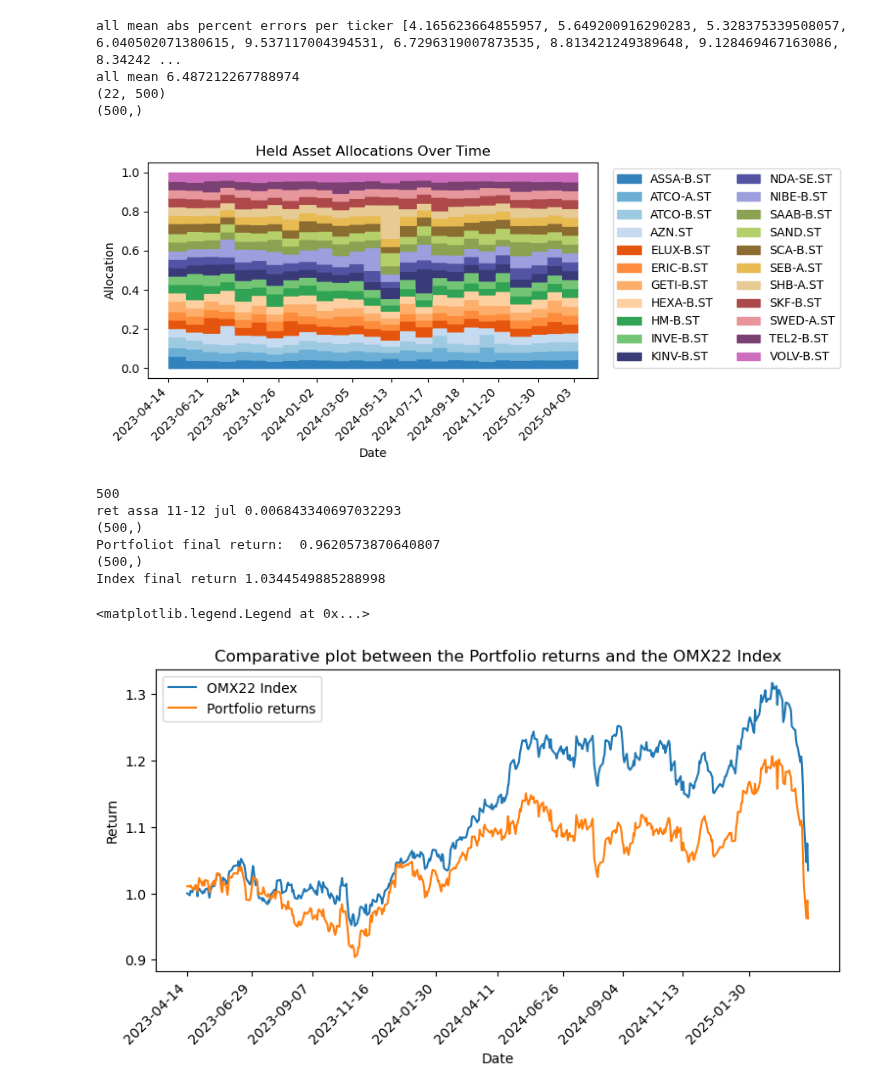
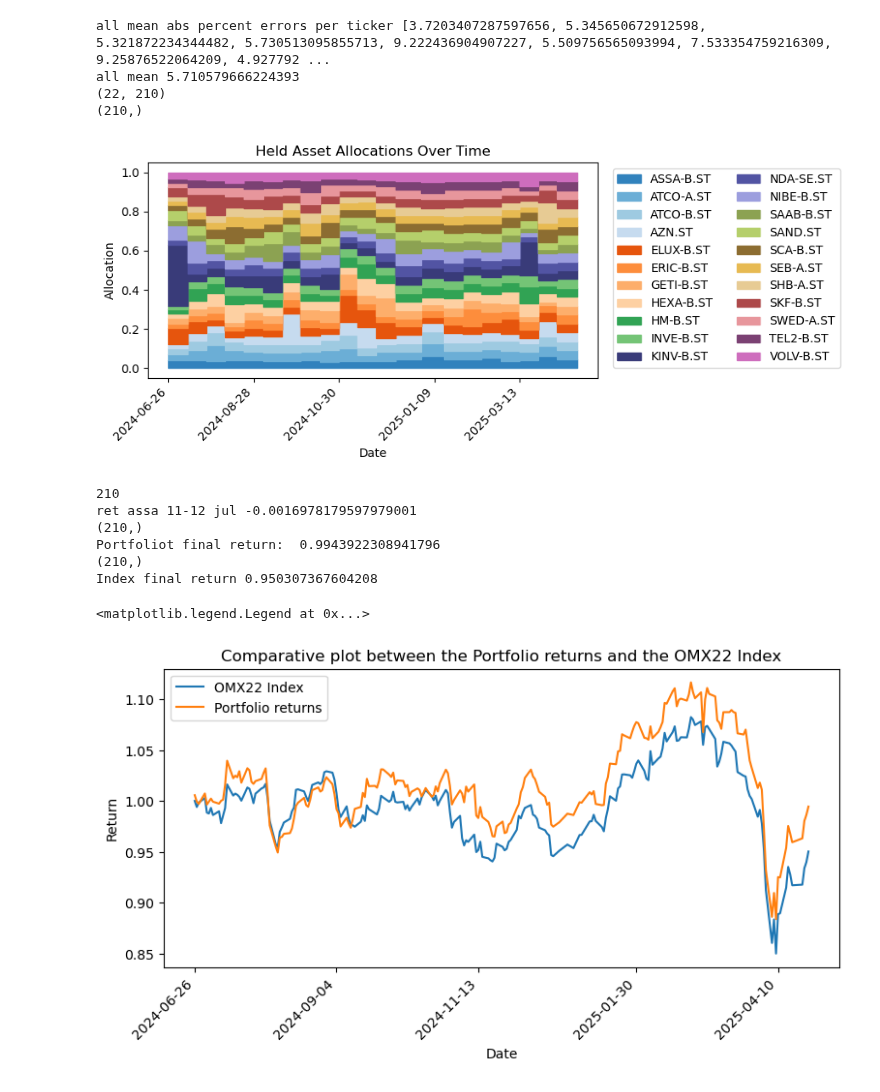
Before and after one commit to peogradin/Project-AMLNN, a Jupyter notebook: test_model_parameters.ipynb, the cells around one changed output. Saved outputs shown, nothing was run; the diff lists cells and outputs as text; code cells hidden in the pictures.

Commit message:
final extra tests

```diff
--- a/test_model_parameters.ipynb
+++ b/test_model_parameters.ipynb
@@ -36,10 +36,10 @@ SciPy : 1.15.2
 # %%
 
 window_step_length = 5
-window_size = 40
-num_test_points = 511
+window_size = 20
+num_test_points = 211
 
-horizon = 20 #3 is good
+horizon = 10 #3 is good
 target_idx = 0
 # %%
 import matplotlib.pyplot as plt
@@ -377,11 +375,11 @@ for ticker in tickers:
                                                                      target_idx=target_idx,
                                                                      minimal_plotting=False
                                                                      )
-    #cross_attn_lstm_v1 = CrossAttentionLSTMV1(in_dim=n_features, hidden_dim=120, num_hidden_layers=3, out_dim=1, dropout=0.1, num_heads=5)
-    simple_lstm = SimpleLSTM(input_size=n_features, hidden_size=120, num_hidden_layers=3, output_size=1, dropout=0.1)
+    cross_attn_lstm_v1 = CrossAttentionLSTMV1(in_dim=n_features, hidden_dim=120, num_hidden_layers=5, out_dim=1, dropout=0.1, num_heads=24)
+    #simple_lstm = SimpleLSTM(input_size=n_features, hidden_size=120, num_hidden_layers=3, output_size=1, dropout=0.1)
     #trained_chosen_model_path = train_model(chosen_model, epochs=epochs, optimizer=, train_loader=train_loader, val_loader=val_loader, benchmark=benchmark)
-    #chosen_model = cross_attn_lstm_v1
-    chosen_model = simple_lstm
+    chosen_model = cross_attn_lstm_v1
+    #chosen_model = simple_lstm
     chosen_model_reg = dl.Regressor(chosen_model, optimizer=dl.Adam(lr=0.001)).create()
 
     trainer = dl.Trainer(max_epochs=epochs, accelerator="auto")
@@ -551,7 +533,7 @@ test_indices = test_indices[:int(horizon*np.floor(num_test_points/horizon))]
 
 all_weights = np.array(all_weights)
 
-np.save('saved_weights\\simple_lstm_20horizon_120hidden_new_norm_40ws_5step_17_04_23.npy', all_weights)
+np.save('saved_weights\\cross_lstm_200testpoints_10horizon_120hidden_5l_24head_new_norm_20ws_5step_17_04_23.npy', all_weights)
 
 alloc = allocate_from_weights(all_weights, horizon=horizon, num_of_test_points=num_test_points)
 print(alloc.shape)
@@ -603,38 +585,38 @@ def plot_allocations(alloc, tickers, dates):
             colors.append(extra_cmap((i-10) / max(1, n_assets-10)))
 
     #cmap = plt.get_cmap('tab20', n_assets)
     #colors = [cmap(i) for i in range(n_assets)]
 
     plt.figure(figsize=(9,4))
     for i, ticker in enumerate(tickers):
         bottom = cumsum[i-1] if i>0 else np.zeros(T)
         top    = cumsum[i]
         # use dates on the x-axis
         plt.fill_between(dates, bottom, top, step='post', label=ticker, color=colors[i])
 
     # now the ticks are the dates themselves
     plt.xticks(
         dates[::45],
         #[d.strftime('%Y-%m-%d') for d in dates],
         rotation=45, ha='right'
     )
 
     plt.xlabel('Date')
     plt.ylabel('Allocation')
     plt.title('Held Asset Allocations Over Time')
     plt.legend(ncol=2, bbox_to_anchor=(1.02,1), loc='upper left')
     plt.tight_layout()
     plt.show()
 
 # call with your alloc, tickers and test_indices as dates:
 plot_allocations(alloc, tickers, test_indices)
 #np.save('best_allocations.npy',alloc)
 # %% [output]
-all mean abs percent errors per ticker [4.165623664855957, 5.649200916290283, 5.328375339508057, 6.040502071380615, 9.537117004394531, 6.7296319007873535, 8.813421249389648, 9.128469467163086, 8.34242 ...
-all mean 6.487212267788974
-(22, 500)
-(500,)
+all mean abs percent errors per ticker [3.7203407287597656, 5.345650672912598, 5.321872234344482, 5.730513095855713, 9.222436904907227, 5.509756565093994, 7.533354759216309, 9.25876522064209, 4.927792 ...
+all mean 5.710579666224393
+(22, 210)
+(210,)
-[figure, old version]
+[figure, new version]
 # %%
 from allocation_functions.allocation_functions import calculate_asset_returns_cont, calculate_portfolio_returns, calculate_cumulative_portfolio_returns
 import matplotlib.pyplot as plt
@@ -665,7 +647,7 @@ df_omx22 = pd.read_csv(
 )
 
 
-index_test_values = df_omx22['MCAP_22_Index'].iloc[-num_test_points:-11].values
+index_test_values = df_omx22['MCAP_22_Index'].iloc[-num_test_points:-1].values
 
 #index_diffs = np.diff(index_test_values, axis=0)
 #index_diffs = np.concatenate([index_diffs, np.zeros((1))], axis=0)/index_test_values
@@ -689,14 +671,14 @@ plt.xticks(
     )
 plt.legend()
 # %% [output]
-500
-ret assa 11-12 jul 0.006843340697032293
-(500,)
-Portfoliot final return:  0.9620573870640807
-(500,)
-Index final return 1.0344549885288998
+210
+ret assa 11-12 jul -0.0016978179597979001
+(210,)
+Portfoliot final return:  0.9943922308941796
+(210,)
+Index final return 0.950307367604208
 <matplotlib.legend.Legend at 0x...>
-[figure, old version]
+[figure, new version]
 # %%
 import torch
 cross_attn_lstm_v1.eval()
```
Also changed, not shown: parts of 4 cells of this notebook, 13 other files.
